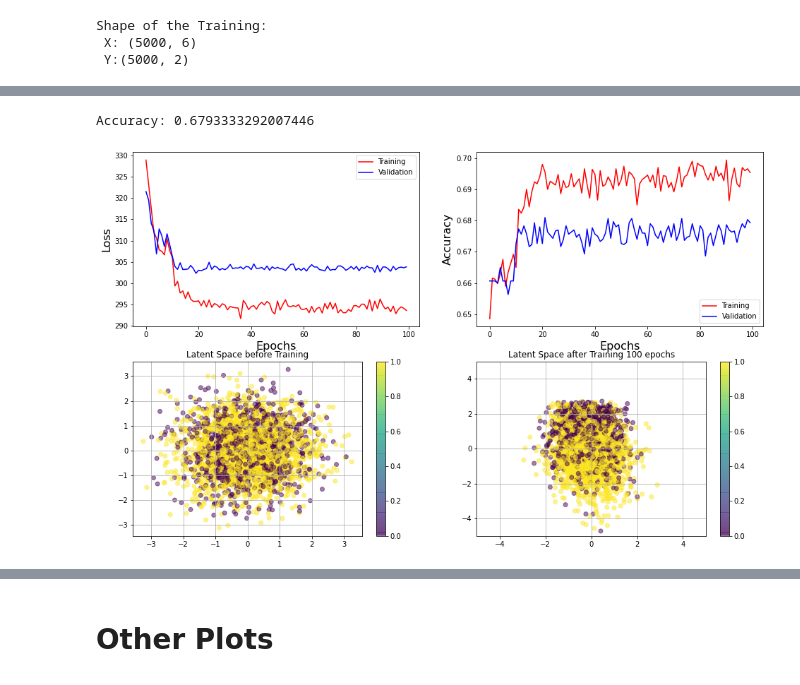
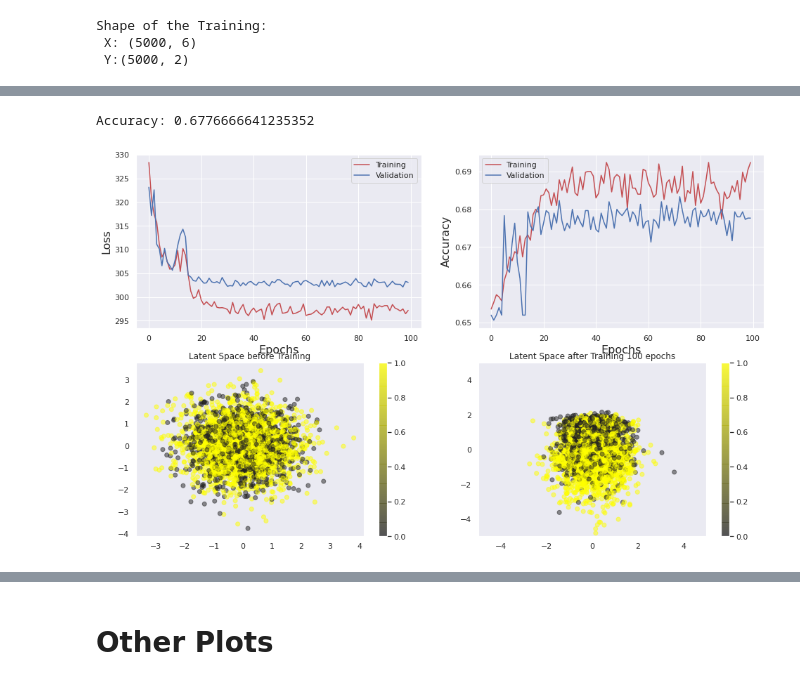
Before and after one commit to nahumsa/Entanglement-VAE, a Jupyter notebook: VAE Entanglement Witness.ipynb, the cells around one changed output, grey strips where cells are left out. Saved outputs shown, nothing was run; the diff lists cells and outputs as text; code cells hidden in the pictures.

```diff
--- a/VAE Entanglement Witness.ipynb
+++ b/VAE Entanglement Witness.ipynb
@@ -53,9 +53,13 @@ import matplotlib.pyplot as plt
 %matplotlib inline
 import numpy as np
 import os
+import seaborn as sns
 
-#Set Random Seed for reproduction
+# Set Random Seed for reproduction
 tf.random.set_seed(1234)
+
+# Changing the figure style
+sns.set_context("paper")
 # %%
 %load_ext autoreload
 %autoreload 2
@@ -178,6 +182,9 @@ history = bvae.train( x_train = X_train
                     , initial_epoch = INITIAL_EPOCH
                     , callbacks = callbacks
                     )
+# %%
+pal = sns.dark_palette("yellow", as_cmap=True)
+sns.set()
 # %%
 #Metrics
 loss = history.history['loss']
@@ -509,37 +553,37 @@ fig = plt.figure(figsize=(16,10))
 gs = fig.add_gridspec(2, 2)
 ax1 = fig.add_subplot(gs[0, 0])
 ax2 = fig.add_subplot(gs[0, 1])
 ax3 = fig.add_subplot(gs[1, 0])
 ax4 = fig.add_subplot(gs[1, 1])
 
 ax1.plot(epochs, loss, 'r', label='Training')
 ax1.plot(epochs, val_loss, 'b', label='Validation')
 ax1.set_xlabel('Epochs', size=16)
 ax1.set_ylabel('Loss', size=16)
 ax1.legend()
 
 ax2.plot(epochs, accuracy, 'r', label='Training')
 ax2.plot(epochs, val_accuracy, 'b', label='Validation')
 ax2.set_xlabel('Epochs', size=16)
 ax2.set_ylabel('Accuracy', size=16)
 ax2.legend()
 
-ims = ax3.scatter(z_mu_b[:, 0], z_mu_b[:, 1], alpha=0.5, c=Y_test)
+ims = ax3.scatter(z_mu_b[:, 0], z_mu_b[:, 1], cmap=pal, alpha=0.5, c=Y_test)
 ax3.set_title(f'Latent Space before Training')
 ax3.grid()
 plt.colorbar(ims, ax=ax3)
 
 z_mu_2 = bvae.encoder.predict(X_test)
-ims = ax4.scatter(z_mu_2[:, 0], z_mu_2[:, 1], alpha=0.5, c=Y_test)
+ims = ax4.scatter(z_mu_2[:, 0], z_mu_2[:, 1], cmap=pal, alpha=0.5, c=Y_test)
 ax4.set_title(f'Latent Space after Training {EPOCHS} epochs')
 ax4.grid()
 ax4.set_ylim(-5,5)
 ax4.set_xlim(-5,5)
 plt.colorbar(ims, ax=ax4)
 plt.show()
 # %% [output]
-Accuracy: 0.6793333292007446
+Accuracy: 0.6776666641235352
-[figure, old version]
+[figure, new version]
 # %%
 labels_pred = np.zeros(len(labels_test), dtype=int)
 for i,latent in enumerate(z_mu_2):
```
Also changed, not shown: parts of 12 cells of this notebook.
